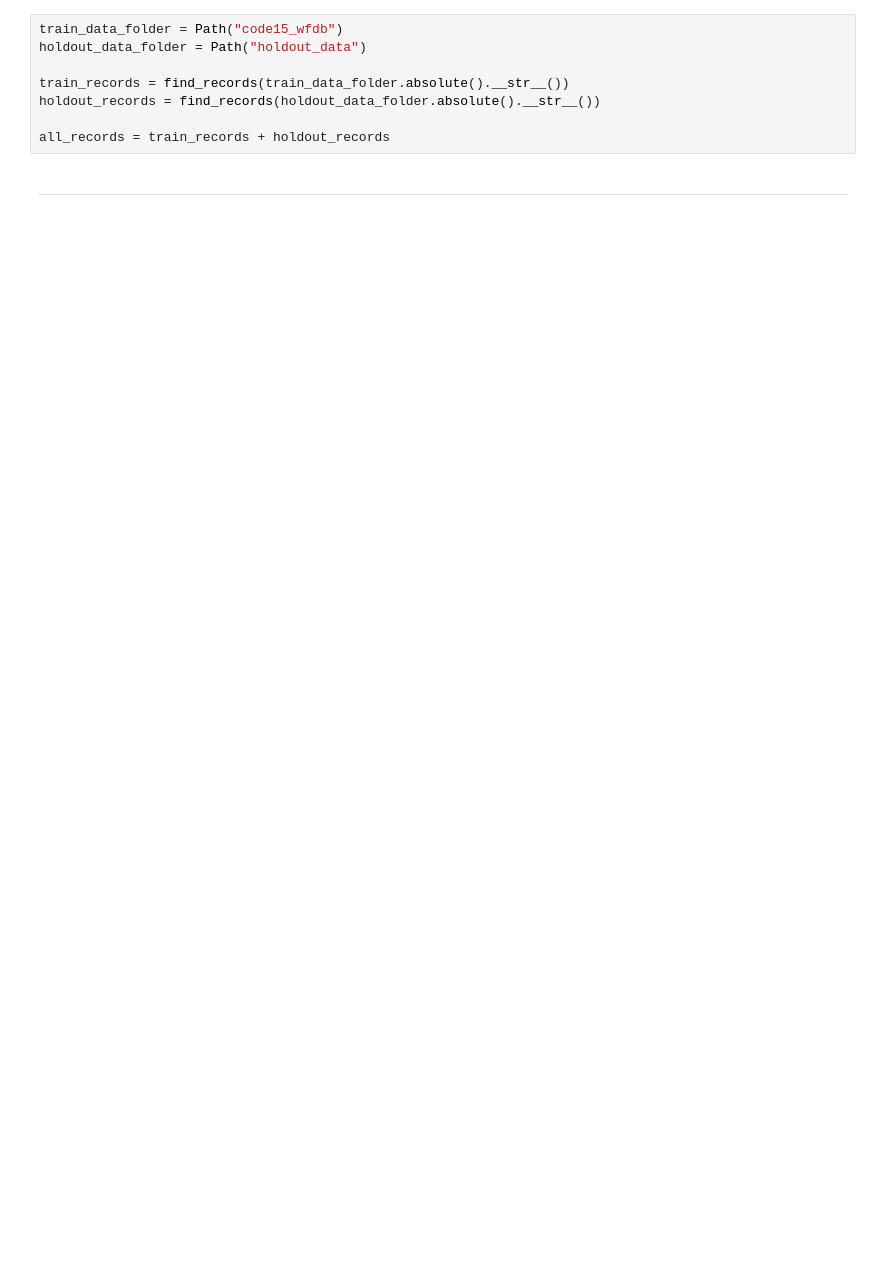
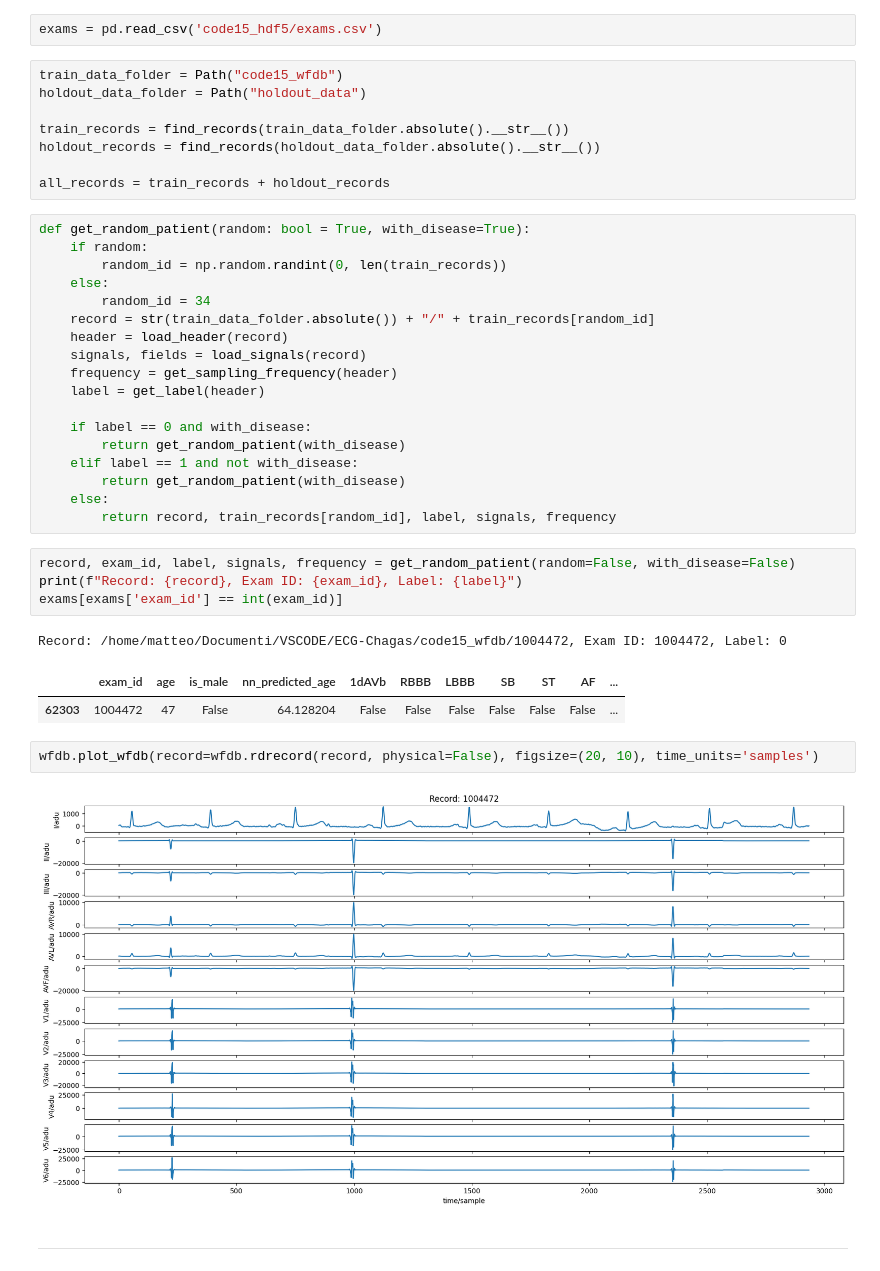
Before and after one commit to MatteoFasulo/ECG-Chagas, a Jupyter notebook: notebook.ipynb, the cells around one changed output. Cells and saved outputs as stored; diff of their text form; blank space fills up the shorter version.

```diff
--- a/notebook.ipynb
+++ b/notebook.ipynb
@@ -37,3 +53,5 @@ figsize=(14, 4)
+# %%
+exams = pd.read_csv('code15_hdf5/exams.csv')
 # %%
 train_data_folder = Path("code15_wfdb")
 holdout_data_folder = Path("holdout_data")
@@ -42,5 +60,35 @@ train_records = find_records(train_data_folder.absolute().__str__())
 holdout_records = find_records(holdout_data_folder.absolute().__str__())
 
 all_records = train_records + holdout_records
+# %%
+def get_random_patient(random: bool = True, with_disease=True):
+    if random:
+        random_id = np.random.randint(0, len(train_records))
+    else:
+        random_id = 34
+    record = str(train_data_folder.absolute()) + "/" + train_records[random_id]
+    header = load_header(record)
+    signals, fields = load_signals(record)
+    frequency = get_sampling_frequency(header)
+    label = get_label(header)
+
+    if label == 0 and with_disease:
+        return get_random_patient(with_disease)
+    elif label == 1 and not with_disease:
+        return get_random_patient(with_disease)
+    else:
+        return record, train_records[random_id], label, signals, frequency
+# %%
+record, exam_id, label, signals, frequency = get_random_patient(random=False, with_disease=False)
+print(f"Record: {record}, Exam ID: {exam_id}, Label: {label}")
+exams[exams['exam_id'] == int(exam_id)]
+# %% [output]
+Record: /home/matteo/Documenti/VSCODE/ECG-Chagas/code15_wfdb/1004472, Exam ID: 1004472, Label: 0
+|  | exam_id | age | is_male | nn_predicted_age | 1dAVb | RBBB | LBBB | SB | ST | AF | ... |
+| 62303 | 1004472 | 47 | False | 64.128204 | False | False | False | False | False | False | ... |
+# %%
+wfdb.plot_wfdb(record=wfdb.rdrecord(record, physical=False), figsize=(20, 10), time_units='samples')
+# %% [output]
+[figure, added]
 # %% [markdown]
 ---
```
Also changed, not shown: parts of 49 cells of this notebook, 1 other file.
